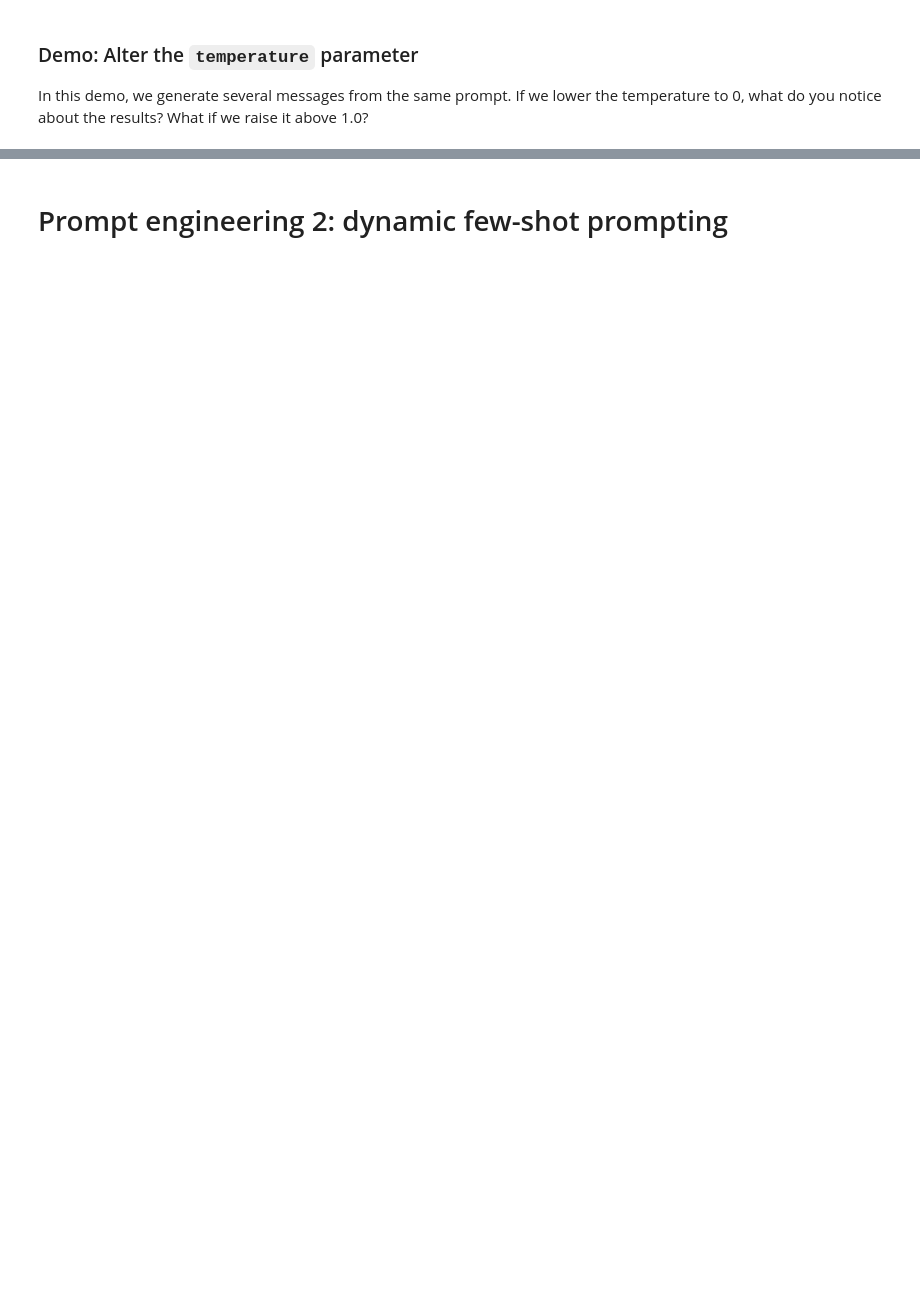
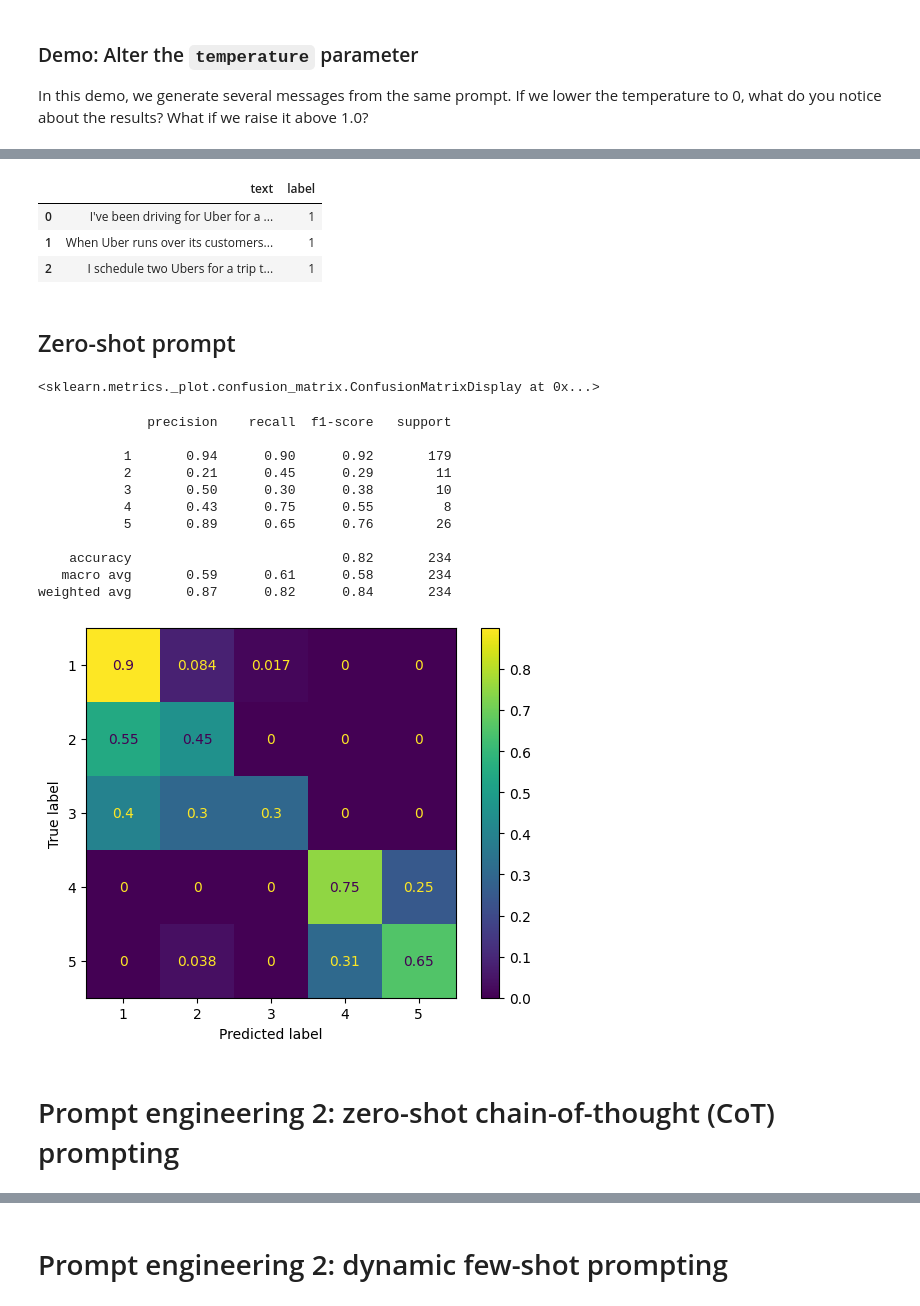
Before and after one commit to nbeaudoin/CTME-llm-lecture-resources, a Jupyter notebook: prototyping_ai/01_getting_started_with_openai.ipynb, the cells around one changed output, grey strips where cells are left out. Saved outputs shown, nothing was run; the diff lists cells and outputs as text; code cells hidden in the pictures; blank space fills up the shorter version.

```diff
--- a/prototyping_ai/01_getting_started_with_openai.ipynb
+++ b/prototyping_ai/01_getting_started_with_openai.ipynb
@@ -256,0 +540,9 @@ demo.launch()
+# %%
+train.to_pandas().head(3)
+# %% [output]
+|  | text | label |
+| 0 | I've been driving for Uber for a ... | 1 |
+| 1 | When Uber runs over its customers... | 1 |
+| 2 | I schedule two Ubers for a trip t... | 1 |
+# %% [markdown]
+## Zero-shot prompt
@@ -256,0 +557,61 @@ demo.launch()
+# %%
+prompt_tmpl_str = """\
+The review text is below.
+---------------------
+{review}
+---------------------
+Given the context information and not prior knowledge, \
+please attempt to predict the review score of the context.
+
+Query: What is the rating of this review?
+Answer: \
+"""
+
+prompt_tmpl = PromptTemplate(
+    prompt_tmpl_str,
+)
+# %%
+class Rating(BaseModel):
+    rating: int = Field(..., description="Rating of the review", enum=[1, 2, 3, 4, 5])
+
+llm = OpenAI(model="gpt-4o-mini")
+zero_shot_structured_llm = llm.as_structured_llm(Rating)
+# %%
+from sklearn.metrics import ConfusionMatrixDisplay, confusion_matrix, classification_report
+
+async def predict_and_evaluate(predict_fn):
+    labels = [int(x) for x in valid['label']]
+    tasks = [
+        predict_fn(text)
+        for text in valid['text']
+    ]
+    predictions = await asyncio.gather(*tasks)
+    cm = ConfusionMatrixDisplay.from_predictions(labels, predictions, normalize='true')
+    cr = classification_report(labels, predictions)
+    return labels, predictions, cm, cr
+# %%
+async def zero_shot_predict(text):
+    messages = [
+        ChatMessage.from_str(prompt_tmpl.format(review=text))
+    ]
+    response = await zero_shot_structured_llm.achat(messages)
+    return response.raw.rating
+# %%
+zero_shot_labels, zero_shot_predictions, zero_shot_cm, zero_shot_cr = await predict_and_evaluate(zero_shot_predict)
+print(zero_shot_cr)
+# %% [output]
+<sklearn.metrics._plot.confusion_matrix.ConfusionMatrixDisplay at 0x...>
+              precision    recall  f1-score   support
+
+           1       0.94      0.90      0.92       179
+           2       0.21      0.45      0.29        11
+           3       0.50      0.30      0.38        10
+           4       0.43      0.75      0.55         8
+           5       0.89      0.65      0.76        26
+
+    accuracy                           0.82       234
+   macro avg       0.59      0.61      0.58       234
+weighted avg       0.87      0.82      0.84       234
+[figure, added]
+# %% [markdown]
+# Prompt engineering 2: zero-shot chain-of-thought (CoT) prompting
```
Also changed, not shown: parts of 58 cells of this notebook.
